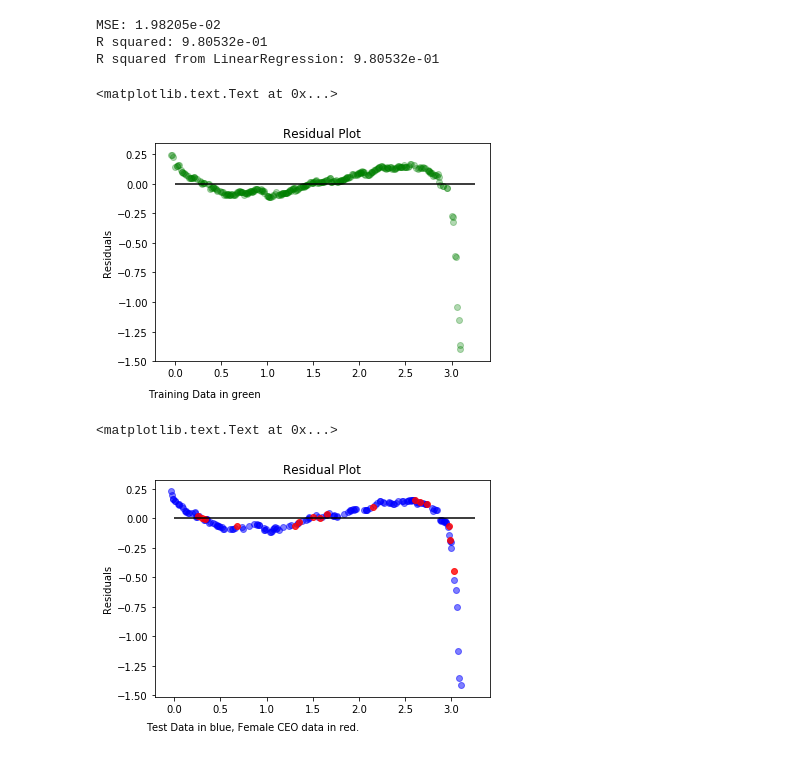
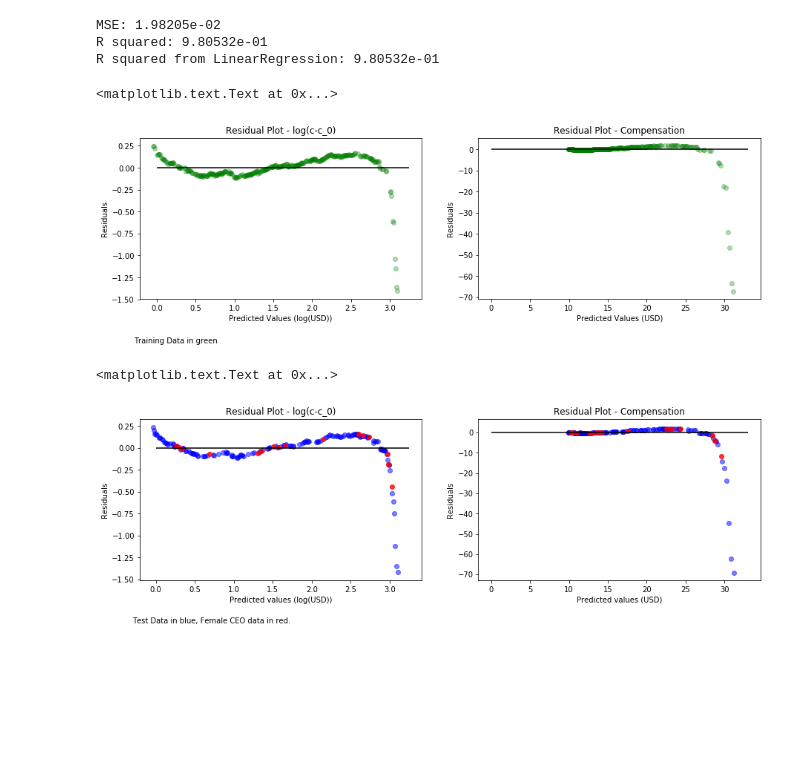
Before and after one commit to kaumaron/Data_Science, a Jupyter notebook: CEO_Compensation/CEO_Compensation.ipynb, the cells around one changed output. Saved outputs shown, nothing was run; the diff lists cells and outputs as text; code cells hidden in the pictures; blank space fills up the shorter version.

Commit message:
Updated graphs of lin model residuals to show log and antilog forms in single plot

```diff
--- a/CEO_Compensation/CEO_Compensation.ipynb
+++ b/CEO_Compensation/CEO_Compensation.ipynb
@@ -395,18 +395,33 @@ MSE: 1.98205e-02
 R squared: 9.80532e-01
 R squared from LinearRegression: 9.80532e-01
 # %%
+fig = plt.figure(figsize=(15,4))
+plt.subplot(1, 2, 1)
 plt.scatter(
     lin_model.predict(X_train.values.reshape(-1,1)),
     lin_model.predict(X_train.values.reshape(-1,1)).reshape(-1,1) - y_train.values.reshape(-1,1),
     c='g', alpha=0.3 )
 plt.hlines(y=0, xmin=0, xmax=3.25)
 plt.ylabel('Residuals')
-plt.title('Residual Plot')
-plt.text(x=-0.3, y=-1.8, s='Training Data in green')
+plt.xlabel('Predicted Values (log(USD))')
+plt.title('Residual Plot - log(c-c_0)')
+plt.text(x=-0.3, y=-2, s='Training Data in green')
+
+plt.subplot(1, 2, 2)
+plt.scatter(
+    np.exp(lin_model.predict(X_train.values.reshape(-1,1)))+base,
+    np.exp(lin_model.predict(X_train.values.reshape(-1,1)).reshape(-1,1)) - np.exp(y_train.values.reshape(-1,1)),
+    c='g', alpha=0.3 )
+plt.hlines(y=0, xmin=0, xmax=33)
+plt.ylabel('Residuals')
+plt.xlabel('Predicted Values (USD)')
+plt.title('Residual Plot - Compensation')
 # %% [output]
 <matplotlib.text.Text at 0x...>
-[figure, old version]
+[figure, new version]
 # %%
+fig = plt.figure(figsize=(15,4))
+plt.subplot(1, 2, 1)
 plt.scatter(
     lin_model.predict(X_test.values.reshape(-1,1)),
     lin_model.predict(X_test.values.reshape(-1,1)).reshape(-1,1) - y_test.values.reshape(-1,1),
@@ -419,8 +434,25 @@ plt.scatter(
     c='r', alpha=0.8 )
 plt.hlines(y=0, xmin=0, xmax=3.25)
 plt.ylabel('Residuals')
-plt.title('Residual Plot')
-plt.text(x=-0.3, y=-1.8, s='Test Data in blue, Female CEO data in red.')
+plt.xlabel('Predicted values (log(USD))')
+plt.title('Residual Plot - log(c-c_0)')
+plt.text(x=-0.3, y=-2, s='Test Data in blue, Female CEO data in red.')
+
+plt.subplot(1, 2, 2)
+plt.scatter(
+    np.exp(lin_model.predict(X_test.values.reshape(-1,1))) + base,
+    np.exp(lin_model.predict(X_test.values.reshape(-1,1)).reshape(-1,1)) - np.exp(y_test.values.reshape(-1,1)),
+    c='b', alpha=0.5)
+plt.scatter(
+    np.exp(lin_model.predict(ceo_pay_by_year_f['Rank'].values.reshape(-1,1))) + base,
+    np.exp(lin_model.predict(
+        ceo_pay_by_year_f['Rank'].values.reshape(-1,1)).reshape(-1,1)) - \
+            np.exp(ceo_pay_by_year_f['log(Compensation)'].values.reshape(-1,1)),
+    c='r', alpha=0.8 )
+plt.hlines(y=0, xmin=0, xmax=33)
+plt.ylabel('Residuals')
+plt.xlabel('Predicted values (USD)')
+plt.title('Residual Plot - Compensation')
 # %% [output]
 <matplotlib.text.Text at 0x...>
-[figure, old version]
+[figure, new version]
```
